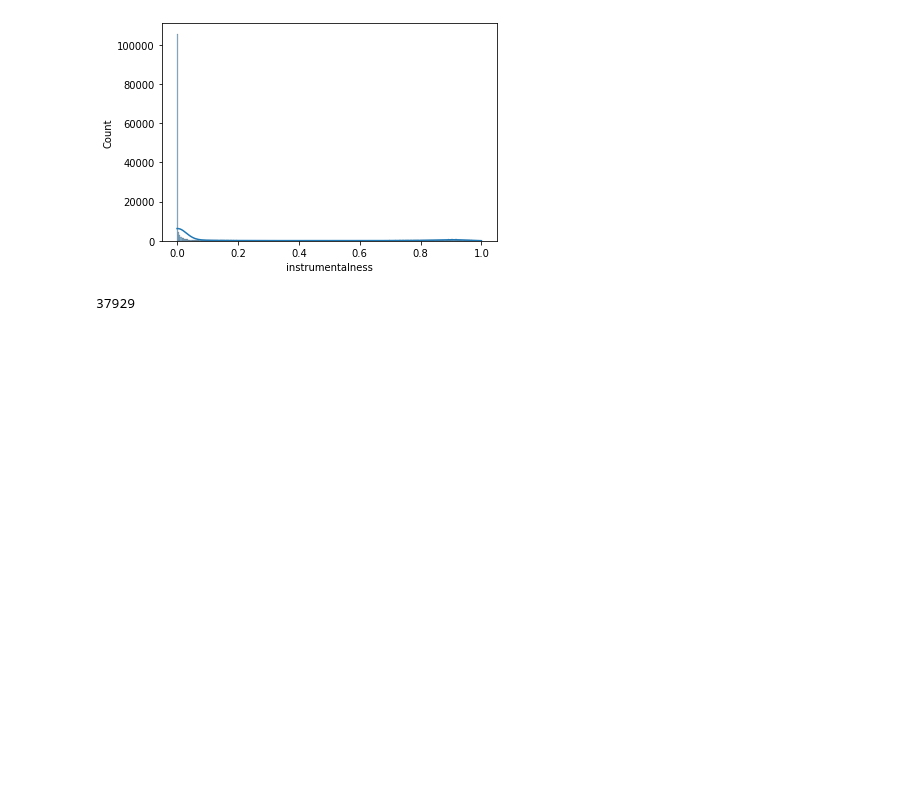
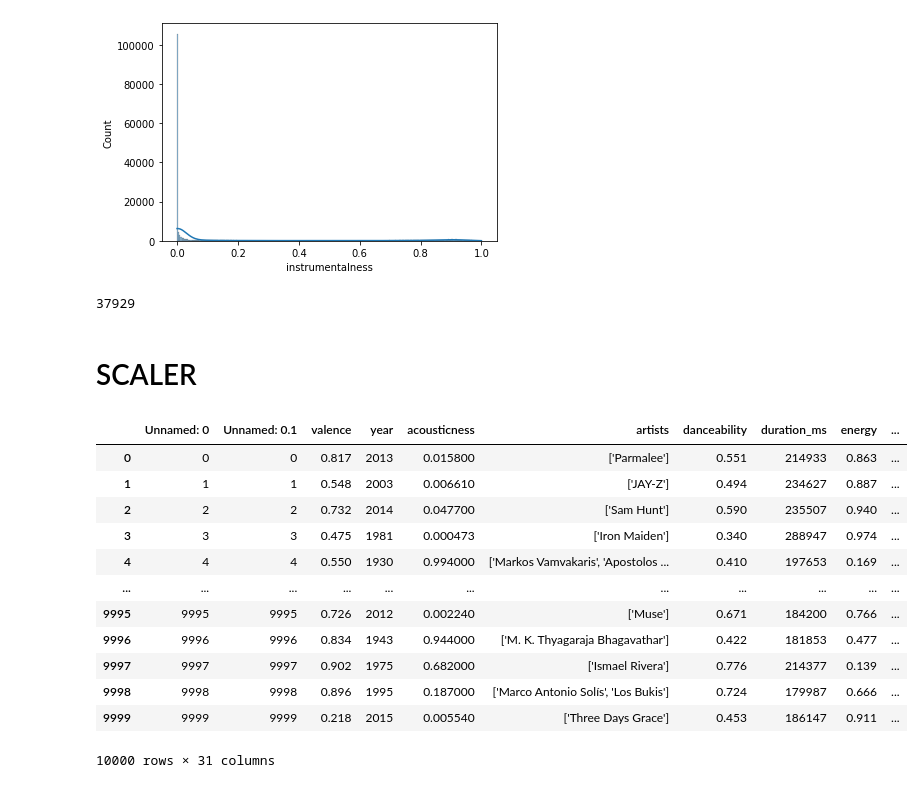
Before and after one commit to federicoeramirez/jars, a Jupyter notebook: notebooks/adrian_data_preprocessing.ipynb, the cells around one changed output. Cells and saved outputs as stored; diff of their text form; code cells hidden in the pictures; blank space fills up the shorter version.

```diff
--- a/notebooks/adrian_data_preprocessing.ipynb
+++ b/notebooks/adrian_data_preprocessing.ipynb
@@ -273,3 +273,23 @@ count_ins = column_4[column_4 > limit_4].count()
 count_ins
 # %% [output]
 37929
+# %% [markdown]
+# SCALER
+# %%
+data_pre = pd.read_csv("/home/adrian/code/federicoeramirez/jars/raw_data/data_lyrics_10k_preprocessed.csv")
+# %%
+data_pre
+# %% [output]
+|  | Unnamed: 0 | Unnamed: 0.1 | valence | year | acousticness | artists | danceability | duration_ms | energy | ... |
+| 0 | 0 | 0 | 0.817 | 2013 | 0.015800 | ['Parmalee'] | 0.551 | 214933 | 0.863 | ... |
+| 1 | 1 | 1 | 0.548 | 2003 | 0.006610 | ['JAY-Z'] | 0.494 | 234627 | 0.887 | ... |
+| 2 | 2 | 2 | 0.732 | 2014 | 0.047700 | ['Sam Hunt'] | 0.590 | 235507 | 0.940 | ... |
+| 3 | 3 | 3 | 0.475 | 1981 | 0.000473 | ['Iron Maiden'] | 0.340 | 288947 | 0.974 | ... |
+| 4 | 4 | 4 | 0.550 | 1930 | 0.994000 | ['Markos Vamvakaris', 'Apostolos ... | 0.410 | 197653 | 0.169 | ... |
+| ... | ... | ... | ... | ... | ... | ... | ... | ... | ... | ... |
+| 9995 | 9995 | 9995 | 0.726 | 2012 | 0.002240 | ['Muse'] | 0.671 | 184200 | 0.766 | ... |
+| 9996 | 9996 | 9996 | 0.834 | 1943 | 0.944000 | ['M. K. Thyagaraja Bhagavathar'] | 0.422 | 181853 | 0.477 | ... |
+| 9997 | 9997 | 9997 | 0.902 | 1975 | 0.682000 | ['Ismael Rivera'] | 0.776 | 214377 | 0.139 | ... |
+| 9998 | 9998 | 9998 | 0.896 | 1995 | 0.187000 | ['Marco Antonio Solís', 'Los Bukis'] | 0.724 | 179987 | 0.666 | ... |
+| 9999 | 9999 | 9999 | 0.218 | 2015 | 0.005540 | ['Three Days Grace'] | 0.453 | 186147 | 0.911 | ... |
+10000 rows × 31 columns
```
Also changed, not shown: parts of 18 cells of this notebook, 13 other files.
